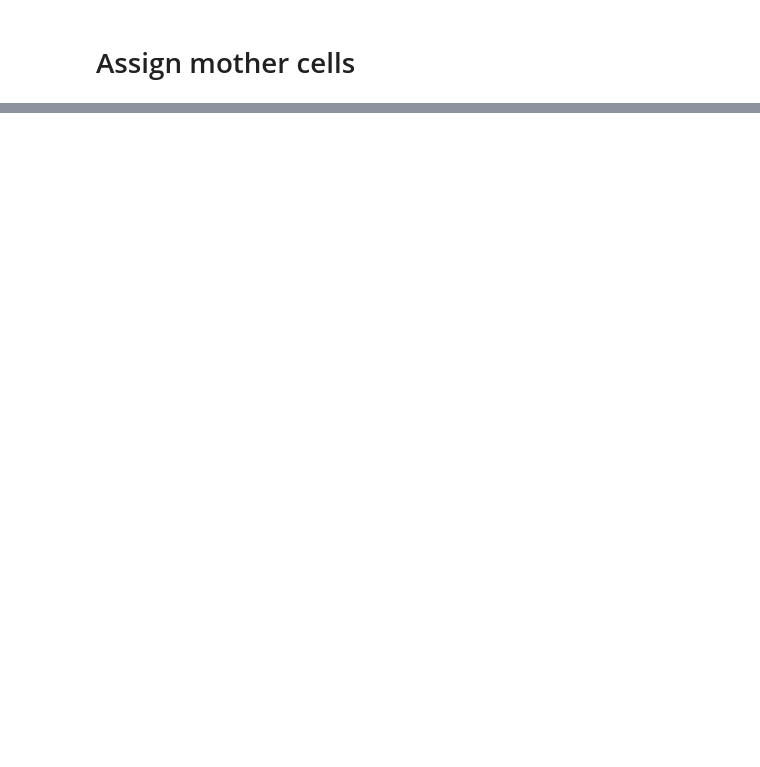
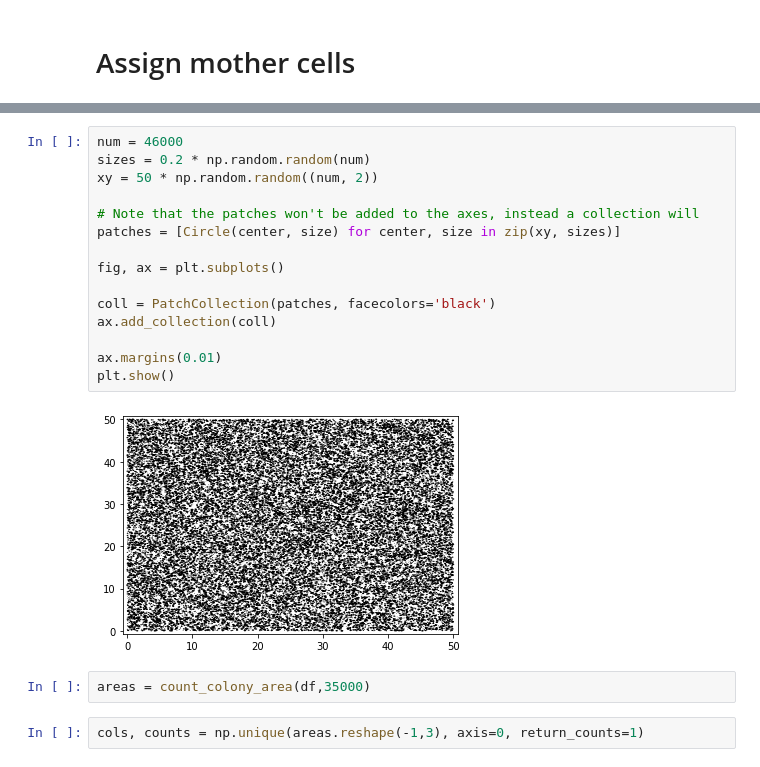
Before and after one commit to Jsakkos/nufeb_tools, a Jupyter notebook: notebooks/cell ancestry.ipynb, the cells around one changed output, grey strips where cells are left out. Drawn from its saved outputs; the diff is of its cells as text; blank space fills up the shorter version.

```diff
--- a/notebooks/cell ancestry.ipynb
+++ b/notebooks/cell ancestry.ipynb
@@ -300,0 +246,21 @@ for colony in df.mother_cell.unique():
+# %%
+num = 46000
+sizes = 0.2 * np.random.random(num)
+xy = 50 * np.random.random((num, 2))
+
+# Note that the patches won't be added to the axes, instead a collection will
+patches = [Circle(center, size) for center, size in zip(xy, sizes)]
+
+fig, ax = plt.subplots()
+
+coll = PatchCollection(patches, facecolors='black')
+ax.add_collection(coll)
+
+ax.margins(0.01)
+plt.show()
+# %% [output]
+[figure, added]
+# %%
+areas = count_colony_area(df,35000)
+# %%
+cols, counts = np.unique(areas.reshape(-1,3), axis=0, return_counts=1)
```
Also changed, not shown: parts of 50 cells of this notebook, 4 other files.
